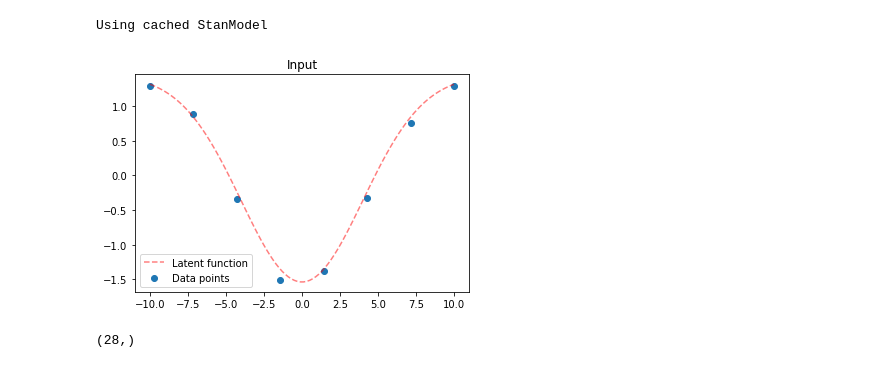
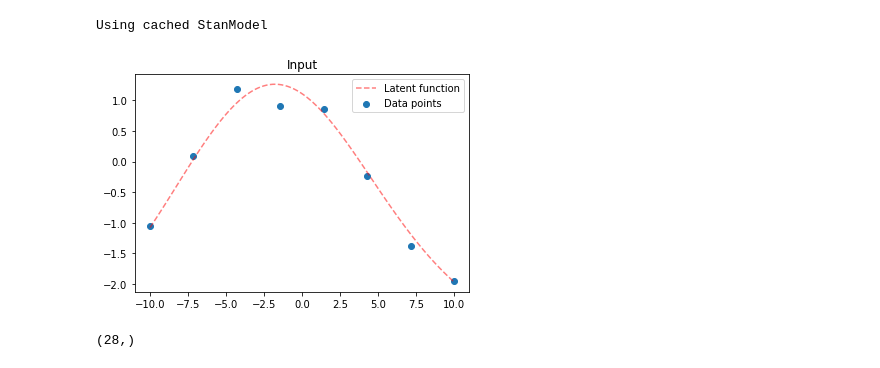
Before and after one commit to sachithgpai/mono-gaussian-processes, a Jupyter notebook: Report/code plot gen/Monotonicity fig1.ipynb, the cells around one changed output. Cells and saved outputs as stored; diff of their text form; code cells hidden in the pictures.

```diff
--- a/Report/code plot gen/Monotonicity fig1.ipynb
+++ b/Report/code plot gen/Monotonicity fig1.ipynb
@@ -55,37 +55,37 @@ def gaussian(x, mu, sig):
     return 1./(np.sqrt(2.*np.pi)*sig)*np.exp(-np.power((x - mu)/sig, 2.)/2)
 
 def func(x):
-    return 1-gaussian(x,0,4) #+ gaussian(x,-5,0.4)*0.05
+    return gaussian(x,0,12) + gaussian(x,-2,6)
 
 leng = 10
 lendata = 8
 #lenpred = 20
 
 xlong = np.linspace(-10,10,100)
 xdata = np.linspace(-10,10,lendata)
-ydata = func(xdata) + np.random.normal(0,0.005,size=len(xdata))
+ydata = func(xdata) + np.random.normal(0,0.003,size=len(xdata))
 x = np.linspace(-10,10,leng)
 y = func(x)
 ylong = func(xlong)
 #xpred = np.linspace(4,10,lenpred)
 ycombined = preprocessing.scale(np.append(np.append(ydata,y),ylong))
 ydata = ycombined[:len(xdata)]
 y = ycombined[len(xdata):-len(xlong)]
 ylong = ycombined[-len(xlong):]
 
 #  plt.figure(figsize=(10,10))
 
 
 plt.scatter(xdata,ydata,label="Data points")
 plt.plot(xlong,ylong,'r--',alpha=0.5,label="Latent function")
 plt.title('Input')
 
 plt.legend()
 # plt.savefig("./%s Input data points.png"%(time.ctime()))
 
 plt.show()
 # %% [output]
-[figure, old version]
+[figure, new version]
 # %%
 sig =0.1
 v= 0.1
```
Also changed, not shown: parts of 6 cells of this notebook, 22 other files.
